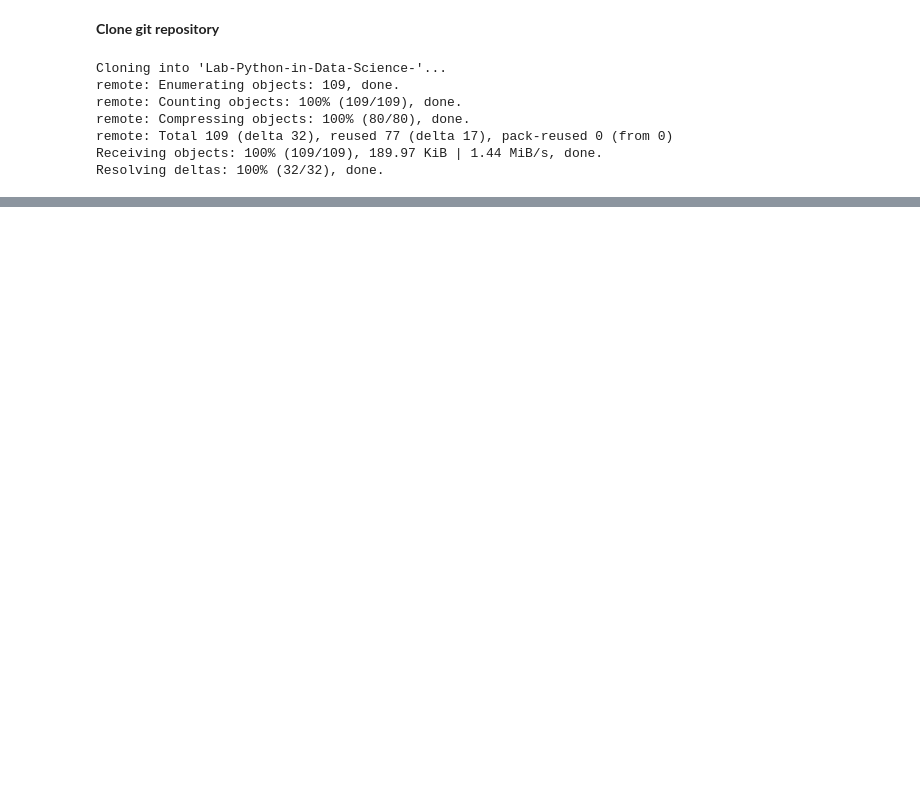
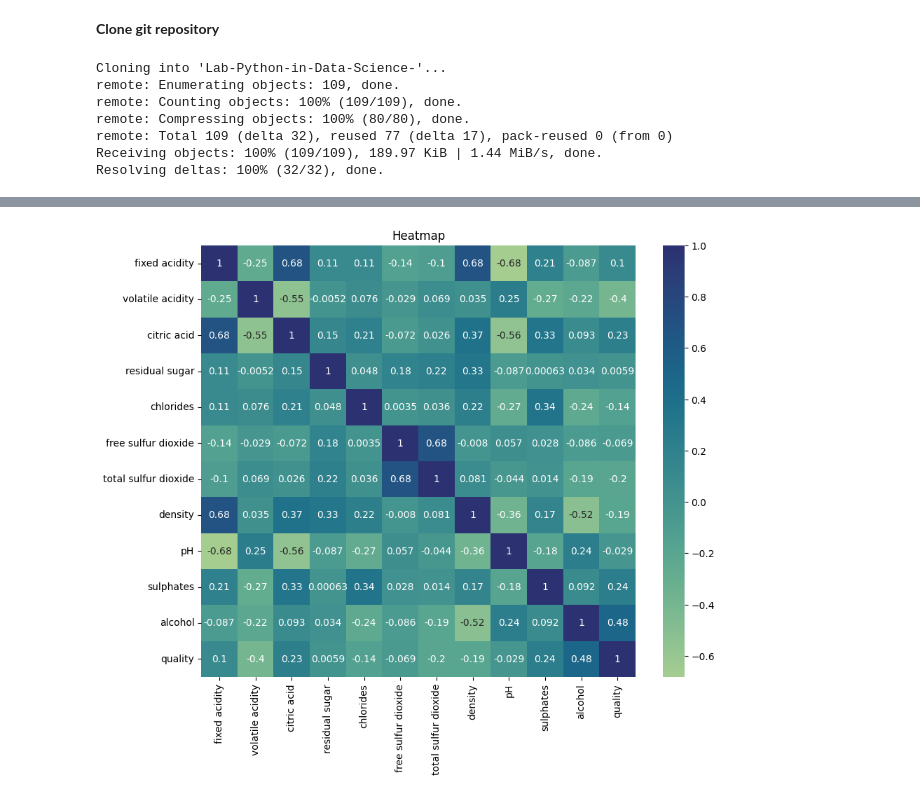
Before and after one commit to jadrzy/Lab-Python-in-Data-Science-, a Jupyter notebook: notebooks/Lab3.ipynb, the cells around one changed output, grey strips where cells are left out. Drawn from its saved outputs; the diff is of its cells as text; code cells hidden in the pictures; blank space fills up the shorter version.

```diff
--- a/notebooks/Lab3.ipynb
+++ b/notebooks/Lab3.ipynb
@@ -19,0 +31,15 @@ data = pd.read_csv('/content/Lab-Python-in-Data-Science-/datasets/winequality-re
+# %%
+tr_data = []  # training data   60%
+val_data = [] # validation data 20%
+te_data = []  # test data       20%
+
+tr_data, val_data = train_test_split(data, test_size=0.2, random_state=1)
+tr_data, te_data = train_test_split(tr_data, test_size=0.25, random_state=1)
+# %%
+corr = tr_data.corr()
+plt.figure(figsize=(10, 8))
+heatmap = sns.heatmap(corr, cmap='crest', annot=True)
+heatmap.set_title('Heatmap')
+plt.show()
+# %% [output]
+[figure, added]
```
Also changed, not shown: parts of 3 cells of this notebook.
